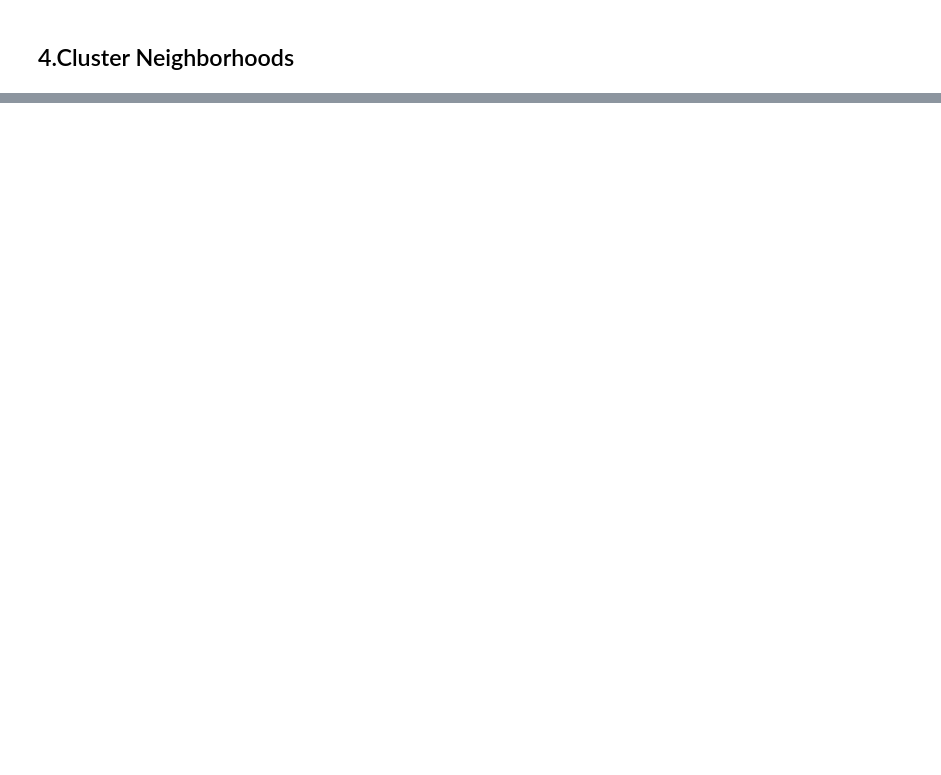
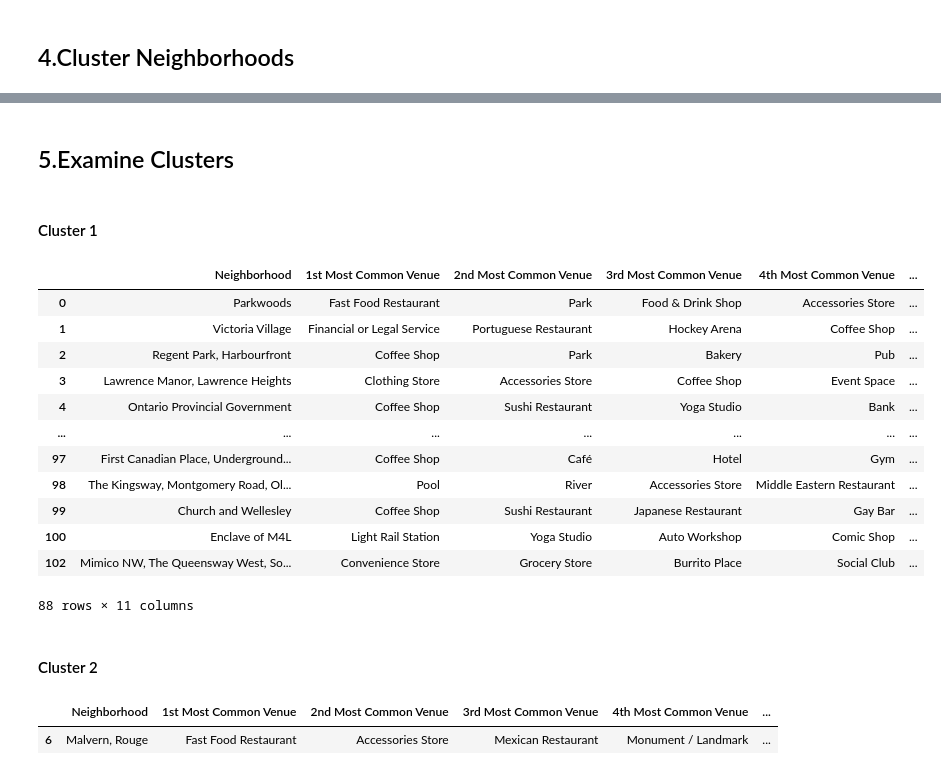
Before and after one commit to ReinholdYen/coursera-capstone-project, a Jupyter notebook: Segmenting_and_Clustering_Neighborhoods_in_Toronto.ipynb, the cells around one changed output, grey strips where cells are left out. Drawn from its saved outputs; the diff is of its cells as text; code cells hidden in the pictures; blank space fills up the shorter version.

```diff
--- a/Segmenting_and_Clustering_Neighborhoods_in_Toronto.ipynb
+++ b/Segmenting_and_Clustering_Neighborhoods_in_Toronto.ipynb
@@ -289,0 +363,20 @@ There are 278 uniques categories.
+# %%
+num_top_venues = 10
+
+indicators = ['st', 'nd', 'rd']
+
+columns = ['Neighborhood']
+for ind in np.arange(num_top_venues):
+    try:
+        columns.append('{}{} Most Common Venue'.format(ind+1, indicators[ind]))
+    except:
+        columns.append('{}th Most Common Venue'.format(ind+1))
+
+
+neighborhoods_venues_sorted = pd.DataFrame(columns=columns)
+neighborhoods_venues_sorted['Neighborhood'] = toronto_grouped['Neighborhood']
+
+for ind in np.arange(toronto_grouped.shape[0]):
+    neighborhoods_venues_sorted.iloc[ind, 1:] = return_most_common_venues(toronto_grouped.iloc[ind, :], num_top_venues)
+
+neighborhoods_venues_sorted.head()
@@ -292,9 +392,9 @@ There are 278 uniques categories.
 # %%
 kclusters = 5
 
-df_clustering = df_with_geo.iloc[:, -2:]
+toronto_grouped_clustering = toronto_grouped.drop('Neighborhood', 1)
 
-kmeans = KMeans(n_clusters=kclusters, random_state=0).fit(df_clustering)
+kmeans = KMeans(n_clusters=kclusters, random_state=0).fit(toronto_grouped_clustering)
 
 kmeans.labels_[0:10]
 # %% [output]
@@ -302,9 +401,0 @@ array([4, 4, 2, 0, 2, 1, 3, 4, 4, 2], dtype=int32)
-# %%
-neighborhoods_venues_sorted.insert(0, 'Cluster Labels', kmeans.labels_)
-
-manhattan_merged = manhattan_data
-
-# merge manhattan_grouped with manhattan_data to add latitude/longitude for each neighborhood
-manhattan_merged = manhattan_merged.join(neighborhoods_venues_sorted.set_index('Neighborhood'), on='Neighborhood')
-
-manhattan_merged.head() # check the last columns!
@@ -310,0 +404,9 @@ manhattan_merged.head() # check the last columns!
+# %%
+neighborhoods_venues_sorted.insert(0, 'Cluster Labels', kmeans.labels_)
+
+toronto_merged = df_with_geo
+
+toronto_merged = toronto_merged.join(neighborhoods_venues_sorted.set_index('Neighborhood'), on='Neighborhood').dropna(axis=0)
+toronto_merged['Cluster Labels'] = toronto_merged['Cluster Labels'].astype('int')
+
+toronto_merged.head()
@@ -310,0 +447,27 @@ manhattan_merged.head() # check the last columns!
+# %% [markdown]
+## 5.Examine Clusters
+# %% [markdown]
+#### Cluster 1
+# %%
+toronto_merged.loc[toronto_merged['Cluster Labels'] == 0, toronto_merged.columns[[2] + list(range(6, toronto_merged.shape[1]))]]
+# %% [output]
+|  | Neighborhood | 1st Most Common Venue | 2nd Most Common Venue | 3rd Most Common Venue | 4th Most Common Venue | ... |
+| 0 | Parkwoods | Fast Food Restaurant | Park | Food & Drink Shop | Accessories Store | ... |
+| 1 | Victoria Village | Financial or Legal Service | Portuguese Restaurant | Hockey Arena | Coffee Shop | ... |
+| 2 | Regent Park, Harbourfront | Coffee Shop | Park | Bakery | Pub | ... |
+| 3 | Lawrence Manor, Lawrence Heights | Clothing Store | Accessories Store | Coffee Shop | Event Space | ... |
+| 4 | Ontario Provincial Government | Coffee Shop | Sushi Restaurant | Yoga Studio | Bank | ... |
+| ... | ... | ... | ... | ... | ... | ... |
+| 97 | First Canadian Place, Underground... | Coffee Shop | Café | Hotel | Gym | ... |
+| 98 | The Kingsway, Montgomery Road, Ol... | Pool | River | Accessories Store | Middle Eastern Restaurant | ... |
+| 99 | Church and Wellesley | Coffee Shop | Sushi Restaurant | Japanese Restaurant | Gay Bar | ... |
+| 100 | Enclave of M4L | Light Rail Station | Yoga Studio | Auto Workshop | Comic Shop | ... |
+| 102 | Mimico NW, The Queensway West, So... | Convenience Store | Grocery Store | Burrito Place | Social Club | ... |
+88 rows × 11 columns
+# %% [markdown]
+#### Cluster 2
+# %%
+toronto_merged.loc[toronto_merged['Cluster Labels'] == 1, toronto_merged.columns[[2] + list(range(6, toronto_merged.shape[1]))]]
+# %% [output]
+|  | Neighborhood | 1st Most Common Venue | 2nd Most Common Venue | 3rd Most Common Venue | 4th Most Common Venue | ... |
+| 6 | Malvern, Rouge | Fast Food Restaurant | Accessories Store | Mexican Restaurant | Monument / Landmark | ... |
```
Also changed, not shown: parts of 22 cells of this notebook.
